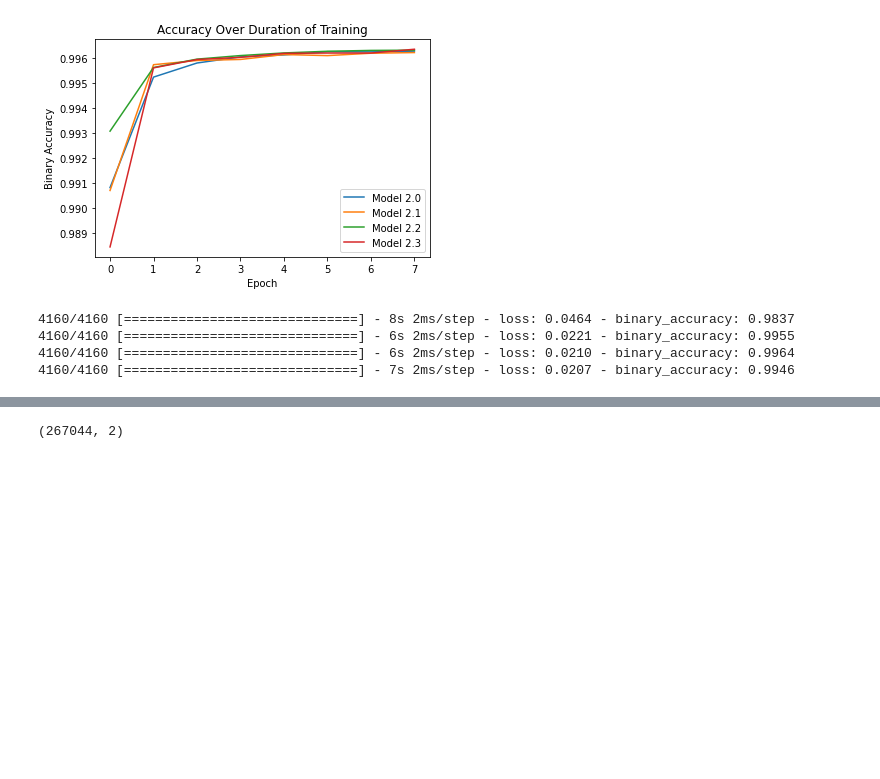
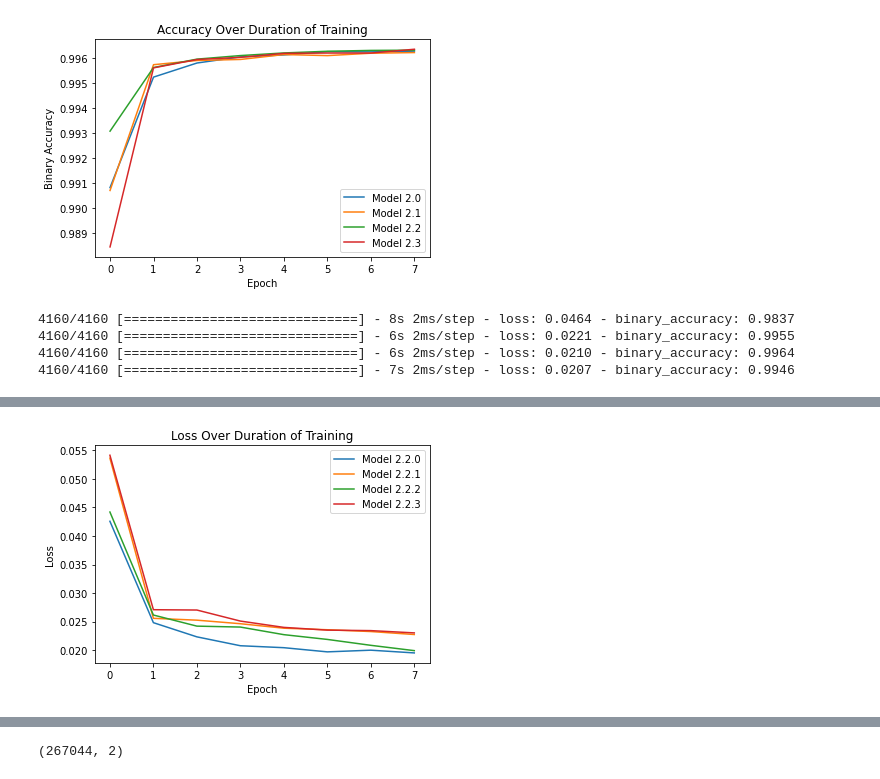
Before and after one commit to jack-mango/QURIP-thompsonlab-amo, a Jupyter notebook: 20230612-20230618/nondestructive image analysis.ipynb, the cells around one changed output, grey strips where cells are left out. Drawn from its saved outputs; the diff is of its cells as text; code cells hidden in the pictures; blank space fills up the shorter version.

```diff
--- a/ImagingSoftware/nondestructive image analysis.ipynb
+++ b/20230612-20230618/nondestructive image analysis.ipynb
@@ -456,0 +469,11 @@ Epoch 3/8
+# %%
+networks[3] = models.Sequential()
+networks[3].add(layers.Input(shape=(training_images.shape[1], training_images.shape[2], 1)))
+networks[3].add(layers.Conv2D(10, (5, 5), strides=1, activation='relu'))
+networks[3].add(layers.MaxPooling2D(pool_size=(2, 2)))
+networks[3].add(layers.Conv2D(10, (5, 5), strides=1, activation='relu'))
+networks[3].add(layers.Flatten())
+networks[3].add(layers.Dense(2, activation='sigmoid'))
+
+networks[3].compile(optimizer='adam', loss='binary_crossentropy', metrics=['binary_accuracy'])
+histories[3] = networks[3].fit(training_images, training_labels, epochs=8)
@@ -457,10 +497,12 @@ Epoch 3/8
 # %%
 for i, his in enumerate(histories):
-    plt.plot(his.history['loss'], label=f"Model 2.{i}")
+    plt.plot(his.history['loss'], label=f"Model 2.2.{i}")
 plt.title("Loss Over Duration of Training")
 plt.xlabel("Epoch")
 plt.ylabel("Loss")
 plt.legend()
 plt.show()
+# %% [output]
+[figure, added]
 # %%
 for i, his in enumerate(histories):
```
Also changed, not shown: parts of 8 cells of this notebook, 3 other files.
